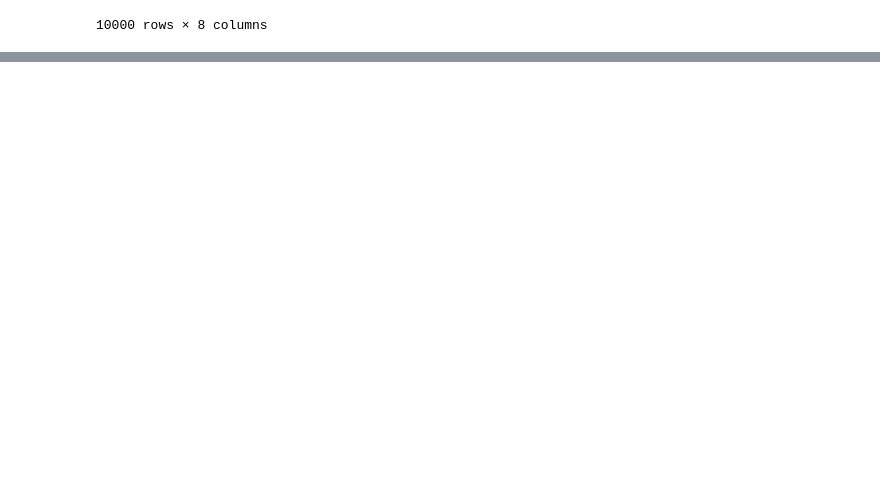
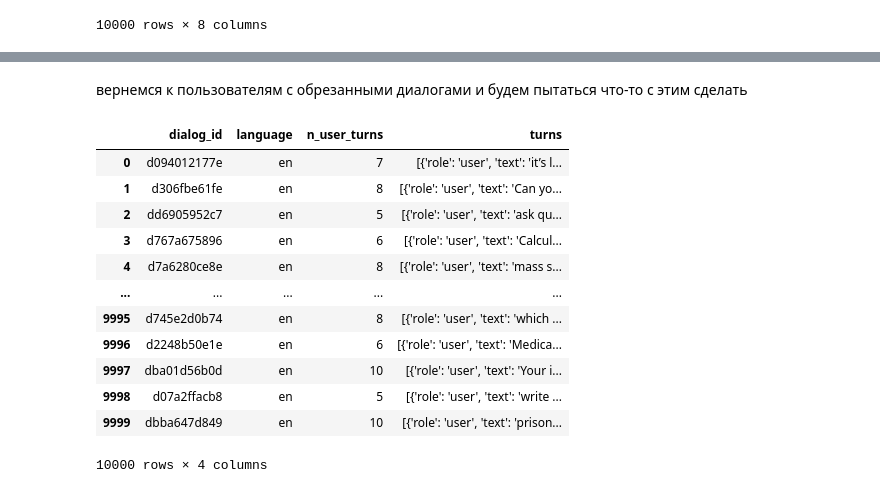
Before and after one commit to Half-Head/ML_homework, a Jupyter notebook: hw1/data_analyze.ipynb, the cells around one changed output, grey strips where cells are left out. Cells and saved outputs as stored; diff of their text form; code cells hidden in the pictures; blank space fills up the shorter version.

```diff
--- a/hw1/data_analyze.ipynb
+++ b/hw1/data_analyze.ipynb
@@ -77,0 +253,2 @@ all_text['user_text'][1]
+# %% [markdown]
+вернемся к пользователям с обрезанными диалогами и будем пытаться что-то с этим сделать
@@ -77,0 +258,16 @@ all_text['user_text'][1]
+# %%
+data
+# %% [output]
+|  | dialog_id | language | n_user_turns | turns |
+| 0 | d094012177e | en | 7 | [{'role': 'user', 'text': 'it’s l... |
+| 1 | d306fbe61fe | en | 8 | [{'role': 'user', 'text': 'Can yo... |
+| 2 | dd6905952c7 | en | 5 | [{'role': 'user', 'text': 'ask qu... |
+| 3 | d767a675896 | en | 6 | [{'role': 'user', 'text': 'Calcul... |
+| 4 | d7a6280ce8e | en | 8 | [{'role': 'user', 'text': 'mass s... |
+| ... | ... | ... | ... | ... |
+| 9995 | d745e2d0b74 | en | 8 | [{'role': 'user', 'text': 'which ... |
+| 9996 | d2248b50e1e | en | 6 | [{'role': 'user', 'text': 'Medica... |
+| 9997 | dba01d56b0d | en | 10 | [{'role': 'user', 'text': 'Your i... |
+| 9998 | d07a2ffacb8 | en | 5 | [{'role': 'user', 'text': 'write ... |
+| 9999 | dbba647d849 | en | 10 | [{'role': 'user', 'text': 'prison... |
+10000 rows × 4 columns
```
Also changed, not shown: parts of 20 cells of this notebook.
